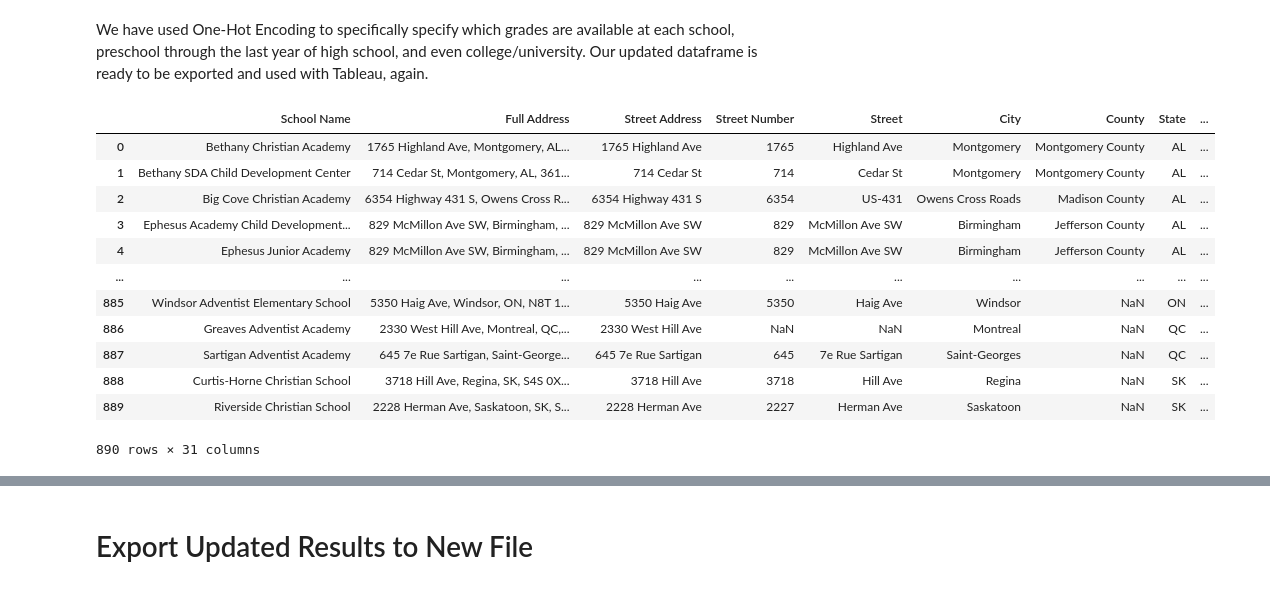
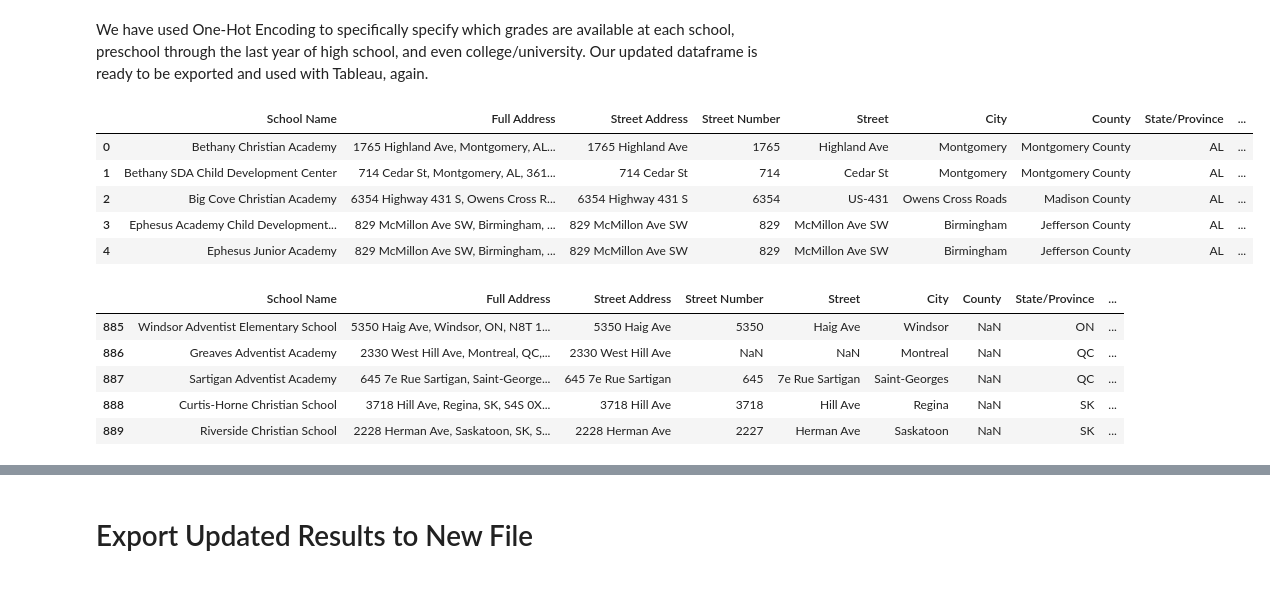
Before and after one commit to whitefreeze/SDANAD-Education, a Jupyter notebook: Scraping.ipynb, the cells around one changed output, grey strips where cells are left out. Drawn from its saved outputs; the diff is of its cells as text; code cells hidden in the pictures.

```diff
--- a/Scraping.ipynb
+++ b/Scraping.ipynb
@@ -542,8 +578,8 @@ print_grade_cols()
 # Name new column and values to match
 grade_level = ['Preschool', 'J', 'P']
 
-# Create new column Preschool with value True in all School Types with a "J" or "P".
-dfx[grade_level[0]] = dfx['School Type'].str.contains('|'.join(grade_level))
+# Create new column Preschool with value True (represented by the integer 1) in all School Types with a "J" or "P".
+dfx[grade_level[0]] = dfx['School Type'].str.contains('|'.join(grade_level)).astype(int)
 
 print_grade_cols()
 # %% [output]
@@ -568,7 +604,7 @@ print_grade_cols()
 grade_level = ('Kindergarten', 'K')
 
 # Create new column Kindergarten with value True in all School Types with a "K".
-dfx[grade_level[0]] = dfx['School Type'].str.contains(grade_level[1])
+dfx[grade_level[0]] = dfx['School Type'].str.contains(grade_level[1]).astype(int)
 
 print_grade_cols()
 # %% [output]
@@ -595,7 +631,7 @@ grades_extracted = dfx['School Type'].str.findall(r'\b\d{2}\b')
 
 # Initialize columns for each grade from 1 to 12
 for grade in range(1, 13):
-    dfx[f'Grade {grade}'] = False
+    dfx[f'Grade {grade}'] = 0
 
 
 # Loop over each row and update the grade columns
@@ -613,8 +649,8 @@ for idx, grades_list in grades_extracted.items():
         lowest_grade = drop_lead_zero(lowest_grade)
         highest_grade = drop_lead_zero(highest_grade)
 
-        # Select columns from Grade x to Grade y and all columns in between, inclusively; then set values to True
-        dfx.loc[idx, f'Grade {lowest_grade}':f'Grade {highest_grade}'] = True
+        # Select columns from Grade x to Grade y and all columns in between, inclusively; then set values to 1 for True
+        dfx.loc[idx, f'Grade {lowest_grade}':f'Grade {highest_grade}'] = 1
 
         continue # Skip to the next iteration without executing the rest of the loop
 
@@ -629,8 +665,8 @@ for idx, grades_list in grades_extracted.items():
         # Drop lead zeros from highest grade
         highest_grade = drop_lead_zero(highest_grade)
 
-        # Select columns from Grade x to Grade y and all columns in between, inclusively; then set values to True
-        dfx.loc[idx, f'Grade {lowest_grade}':f'Grade {highest_grade}'] = True
+        # Select columns from Grade x to Grade y and all columns in between, inclusively; then set values to 1 for True
+        dfx.loc[idx, f'Grade {lowest_grade}':f'Grade {highest_grade}'] = 1
 
 print_grade_cols()
 # %% [output]
@@ -655,7 +691,7 @@ print_grade_cols()
 grade_level = ('University', 'College')
 
 # Create new column University/College with value True in all School Types with a 'University' or 'College'.
-dfx['University/College'] = dfx['School Type'].str.contains('|'.join(grade_level))
+dfx['University/College'] = dfx['School Type'].str.contains('|'.join(grade_level)).astype(int)
 
 print_grade_cols()
 # %% [output]
@@ -678,18 +714,18 @@ print_grade_cols()
 We have used One-Hot Encoding to specifically specify which grades are available at each school, preschool through the last year of high school, and even college/university. Our updated dataframe is ready to be exported and used with Tableau, again.
 # %%
 # Check if data appears reasonable: it does.
-display(dfx)
+display(dfx.head())
+display(dfx.tail())
 # %% [output]
-|  | School Name | Full Address | Street Address | Street Number | Street | City | County | State | ... |
+|  | School Name | Full Address | Street Address | Street Number | Street | City | County | State/Province | ... |
 | 0 | Bethany Christian Academy | 1765 Highland Ave, Montgomery, AL... | 1765 Highland Ave | 1765 | Highland Ave | Montgomery | Montgomery County | AL | ... |
 | 1 | Bethany SDA Child Development Center | 714 Cedar St, Montgomery, AL, 361... | 714 Cedar St | 714 | Cedar St | Montgomery | Montgomery County | AL | ... |
 | 2 | Big Cove Christian Academy | 6354 Highway 431 S, Owens Cross R... | 6354 Highway 431 S | 6354 | US-431 | Owens Cross Roads | Madison County | AL | ... |
 | 3 | Ephesus Academy Child Development... | 829 McMillon Ave SW, Birmingham, ... | 829 McMillon Ave SW | 829 | McMillon Ave SW | Birmingham | Jefferson County | AL | ... |
 | 4 | Ephesus Junior Academy | 829 McMillon Ave SW, Birmingham, ... | 829 McMillon Ave SW | 829 | McMillon Ave SW | Birmingham | Jefferson County | AL | ... |
-| ... | ... | ... | ... | ... | ... | ... | ... | ... | ... |
-| 885 | Windsor Adventist Elementary School | 5350 Haig Ave, Windsor, ON, N8T 1... | 5350 Haig Ave | 5350 | Haig Ave | Windsor | NaN | ON | ... |
-| 886 | Greaves Adventist Academy | 2330 West Hill Ave, Montreal, QC,... | 2330 West Hill Ave | NaN | NaN | Montreal | NaN | QC | ... |
-| 887 | Sartigan Adventist Academy | 645 7e Rue Sartigan, Saint-George... | 645 7e Rue Sartigan | 645 | 7e Rue Sartigan | Saint-Georges | NaN | QC | ... |
-| 888 | Curtis-Horne Christian School | 3718 Hill Ave, Regina, SK, S4S 0X... | 3718 Hill Ave | 3718 | Hill Ave | Regina | NaN | SK | ... |
-| 889 | Riverside Christian School | 2228 Herman Ave, Saskatoon, SK, S... | 2228 Herman Ave | 2227 | Herman Ave | Saskatoon | NaN | SK | ... |
-890 rows × 31 columns
+|  | School Name | Full Address | Street Address | Street Number | Street | City | County | State/Province | ... |
+| 885 | Windsor Adventist Elementary School | 5350 Haig Ave, Windsor, ON, N8T 1... | 5350 Haig Ave | 5350 | Haig Ave | Windsor | NaN | ON | ... |
+| 886 | Greaves Adventist Academy | 2330 West Hill Ave, Montreal, QC,... | 2330 West Hill Ave | NaN | NaN | Montreal | NaN | QC | ... |
+| 887 | Sartigan Adventist Academy | 645 7e Rue Sartigan, Saint-George... | 645 7e Rue Sartigan | 645 | 7e Rue Sartigan | Saint-Georges | NaN | QC | ... |
+| 888 | Curtis-Horne Christian School | 3718 Hill Ave, Regina, SK, S4S 0X... | 3718 Hill Ave | 3718 | Hill Ave | Regina | NaN | SK | ... |
+| 889 | Riverside Christian School | 2228 Herman Ave, Saskatoon, SK, S... | 2228 Herman Ave | 2227 | Herman Ave | Saskatoon | NaN | SK | ... |
```
Also changed, not shown: parts of 18 cells of this notebook, 1 other file.
